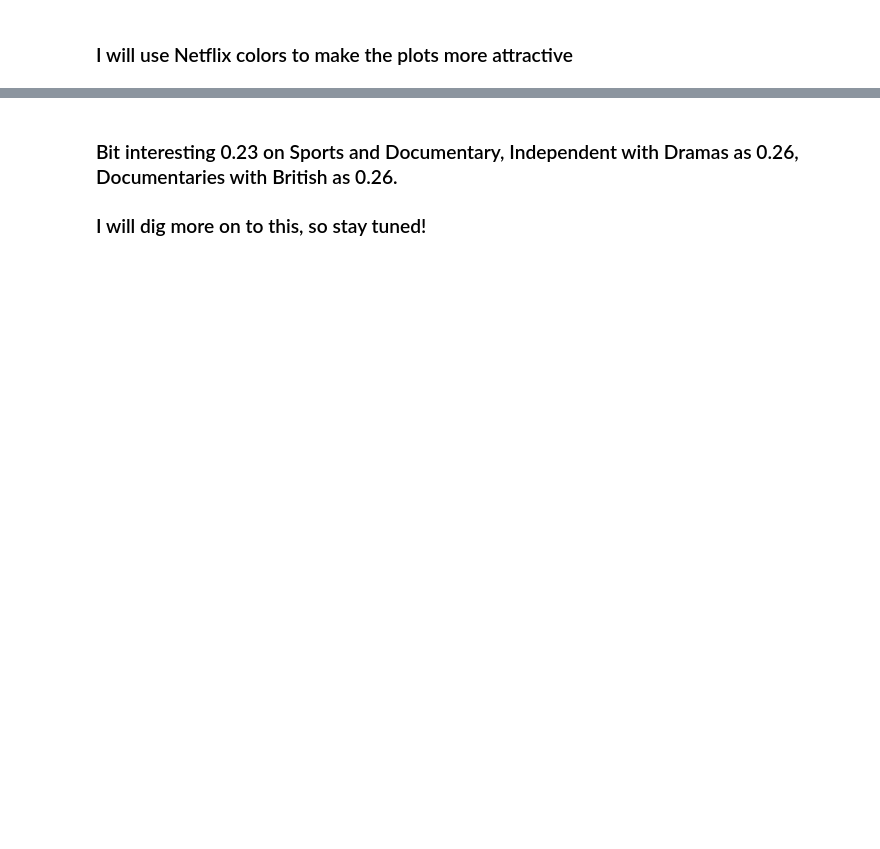
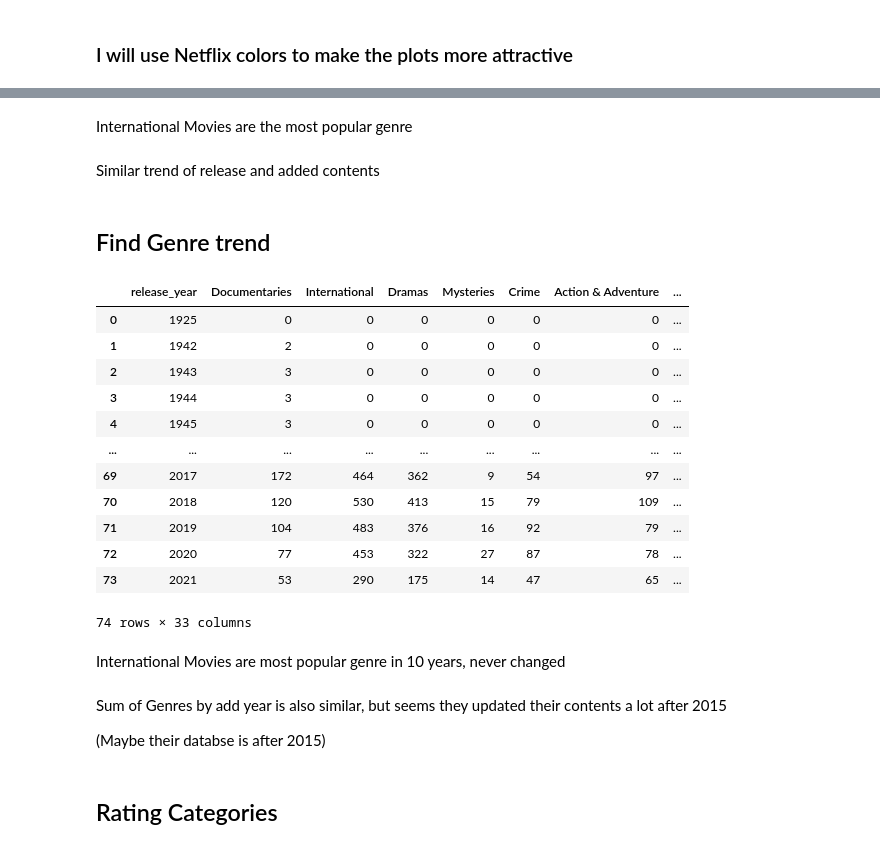
Before and after one commit to hyungchulc/Netflix-Analysis, a Jupyter notebook: Netflix-Analysis.ipynb, the cells around one changed output, grey strips where cells are left out. Saved outputs shown, nothing was run; the diff lists cells and outputs as text; code cells hidden in the pictures; blank space fills up the shorter version.

```diff
--- a/Netflix-Analysis.ipynb
+++ b/Netflix-Analysis.ipynb
@@ -217,4 +263,2 @@ plt.show()
-# %% [markdown]
-### Bit interesting 0.23 on Sports and Documentary, Independent with Dramas as 0.26, Documentaries with British as 0.26.
-
-### I will dig more on to this, so stay tuned!
+# %% [markdown]
+International Movies are the most popular genre
@@ -220,0 +276,21 @@ plt.show()
+# %% [markdown]
+Similar trend of release and added contents
+# %% [markdown]
+## Find Genre trend
+# %%
+#group by release year and find the different genres count
+nf.groupby('release_year').sum().reset_index()
+# %% [output]
+|  | release_year | Documentaries | International | Dramas | Mysteries | Crime | Action & Adventure | ... |
+| 0 | 1925 | 0 | 0 | 0 | 0 | 0 | 0 | ... |
+| 1 | 1942 | 2 | 0 | 0 | 0 | 0 | 0 | ... |
+| 2 | 1943 | 3 | 0 | 0 | 0 | 0 | 0 | ... |
+| 3 | 1944 | 3 | 0 | 0 | 0 | 0 | 0 | ... |
+| 4 | 1945 | 3 | 0 | 0 | 0 | 0 | 0 | ... |
+| ... | ... | ... | ... | ... | ... | ... | ... | ... |
+| 69 | 2017 | 172 | 464 | 362 | 9 | 54 | 97 | ... |
+| 70 | 2018 | 120 | 530 | 413 | 15 | 79 | 109 | ... |
+| 71 | 2019 | 104 | 483 | 376 | 16 | 92 | 79 | ... |
+| 72 | 2020 | 77 | 453 | 322 | 27 | 87 | 78 | ... |
+| 73 | 2021 | 53 | 290 | 175 | 14 | 47 | 65 | ... |
+74 rows × 33 columns
@@ -220,0 +311,2 @@ plt.show()
+# %% [markdown]
+International Movies are most popular genre in 10 years, never changed
@@ -220,0 +327,6 @@ plt.show()
+# %% [markdown]
+Sum of Genres by add year is also similar, but seems they updated their contents a lot after 2015
+
+(Maybe their databse is after 2015)
+# %% [markdown]
+## Rating Categories
```
Also changed, not shown: parts of 35 cells of this notebook.
